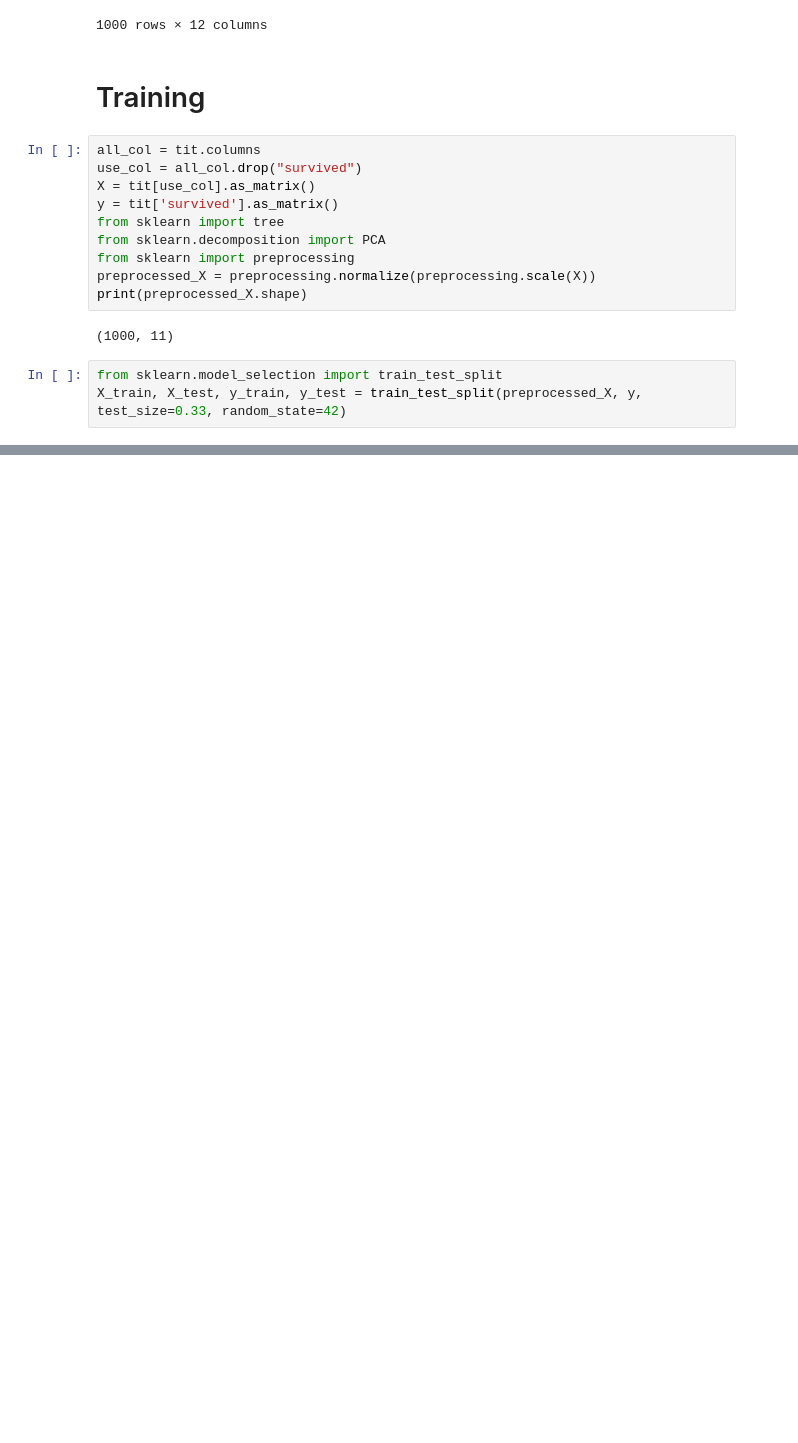
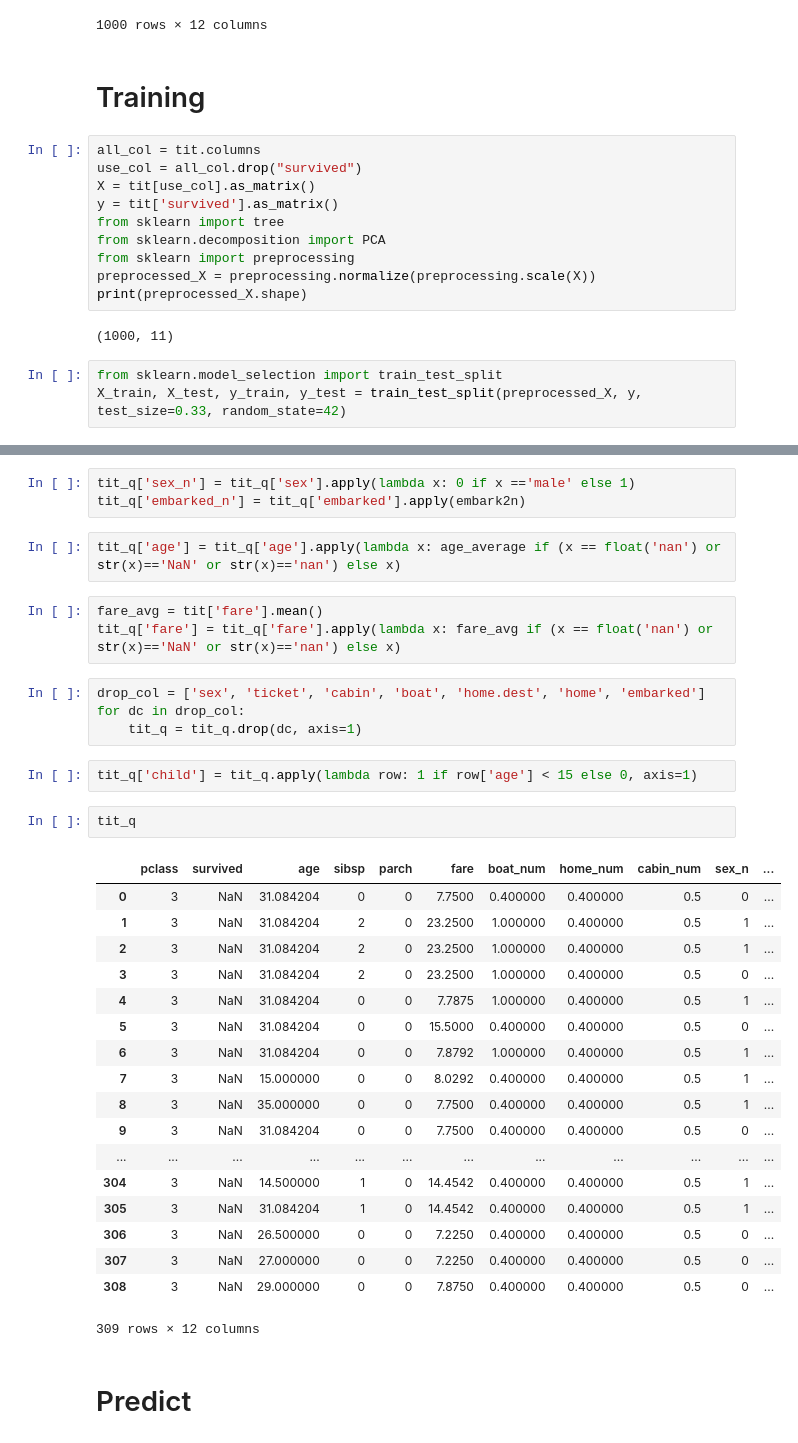
Before and after one commit to cmengwong/STASD, a Jupyter notebook: week8/hw8.ipynb, the cells around one changed output, grey strips where cells are left out. Cells and saved outputs as stored; diff of their text form; blank space fills up the shorter version.

```diff
--- a/week8/hw8.ipynb
+++ b/week8/hw8.ipynb
@@ -847,0 +877,38 @@ print(acc)
+# %%
+tit_q['sex_n'] = tit_q['sex'].apply(lambda x: 0 if x =='male' else 1)
+tit_q['embarked_n'] = tit_q['embarked'].apply(embark2n)
+# %%
+tit_q['age'] = tit_q['age'].apply(lambda x: age_average if (x == float('nan') or str(x)=='NaN' or str(x)=='nan') else x)
+# %%
+fare_avg = tit['fare'].mean()
+tit_q['fare'] = tit_q['fare'].apply(lambda x: fare_avg if (x == float('nan') or str(x)=='NaN' or str(x)=='nan') else x)
+# %%
+drop_col = ['sex', 'ticket', 'cabin', 'boat', 'home.dest', 'home', 'embarked']
+for dc in drop_col:
+    tit_q = tit_q.drop(dc, axis=1)
+# %%
+tit_q['child'] = tit_q.apply(lambda row: 1 if row['age'] < 15 else 0, axis=1)
+# %%
+tit_q
+# %% [output]
+|  | pclass | survived | age | sibsp | parch | fare | boat_num | home_num | cabin_num | sex_n | ... |
+| 0 | 3 | NaN | 31.084204 | 0 | 0 | 7.7500 | 0.400000 | 0.400000 | 0.5 | 0 | ... |
+| 1 | 3 | NaN | 31.084204 | 2 | 0 | 23.2500 | 1.000000 | 0.400000 | 0.5 | 1 | ... |
+| 2 | 3 | NaN | 31.084204 | 2 | 0 | 23.2500 | 1.000000 | 0.400000 | 0.5 | 1 | ... |
+| 3 | 3 | NaN | 31.084204 | 2 | 0 | 23.2500 | 1.000000 | 0.400000 | 0.5 | 0 | ... |
+| 4 | 3 | NaN | 31.084204 | 0 | 0 | 7.7875 | 1.000000 | 0.400000 | 0.5 | 1 | ... |
+| 5 | 3 | NaN | 31.084204 | 0 | 0 | 15.5000 | 0.400000 | 0.400000 | 0.5 | 0 | ... |
+| 6 | 3 | NaN | 31.084204 | 0 | 0 | 7.8792 | 1.000000 | 0.400000 | 0.5 | 1 | ... |
+| 7 | 3 | NaN | 15.000000 | 0 | 0 | 8.0292 | 0.400000 | 0.400000 | 0.5 | 1 | ... |
+| 8 | 3 | NaN | 35.000000 | 0 | 0 | 7.7500 | 0.400000 | 0.400000 | 0.5 | 1 | ... |
+| 9 | 3 | NaN | 31.084204 | 0 | 0 | 7.7500 | 0.400000 | 0.400000 | 0.5 | 0 | ... |
+| ... | ... | ... | ... | ... | ... | ... | ... | ... | ... | ... | ... |
+| 304 | 3 | NaN | 14.500000 | 1 | 0 | 14.4542 | 0.400000 | 0.400000 | 0.5 | 1 | ... |
+| 305 | 3 | NaN | 31.084204 | 1 | 0 | 14.4542 | 0.400000 | 0.400000 | 0.5 | 1 | ... |
+| 306 | 3 | NaN | 26.500000 | 0 | 0 | 7.2250 | 0.400000 | 0.400000 | 0.5 | 0 | ... |
+| 307 | 3 | NaN | 27.000000 | 0 | 0 | 7.2250 | 0.400000 | 0.400000 | 0.5 | 0 | ... |
+| 308 | 3 | NaN | 29.000000 | 0 | 0 | 7.8750 | 0.400000 | 0.400000 | 0.5 | 0 | ... |
+309 rows × 12 columns
+# %% [markdown]
+
+# Predict
```
Also changed, not shown: parts of 29 cells of this notebook, 1 other file.
